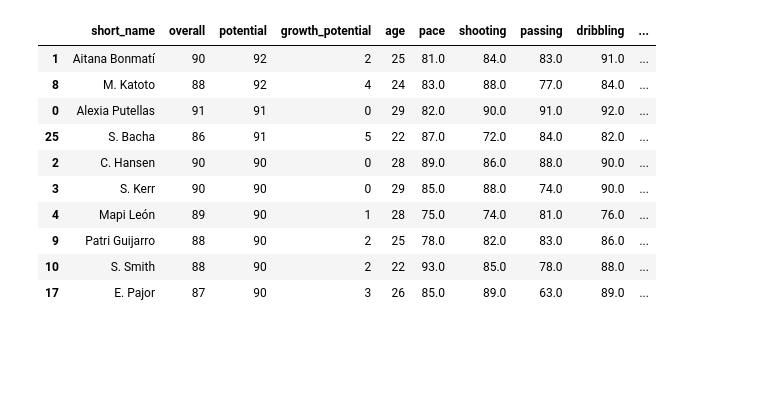
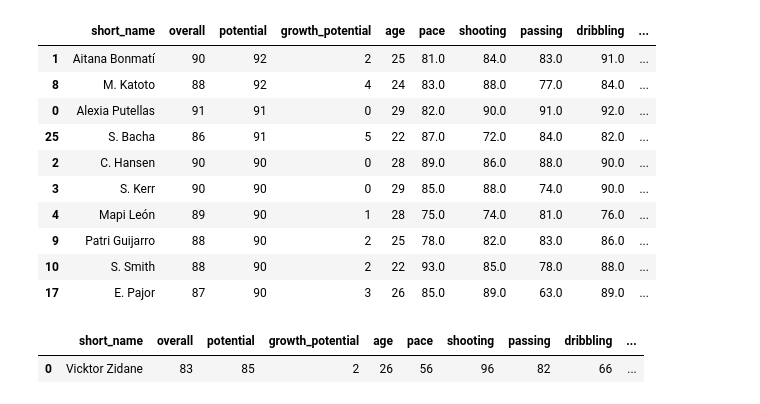
Before and after one commit to flavinhojrz/FIFA-Analysis-with-Data-Science, a Jupyter notebook: ml/model.ipynb, the cells around one changed output. Drawn from its saved outputs; the diff is of its cells as text; code cells hidden in the pictures; blank space fills up the shorter version.

```diff
--- a/ml/model.ipynb
+++ b/ml/model.ipynb
@@ -186,3 +186,42 @@ See the caveats in the documentation: https://pandas.pydata.org/pandas-docs/stab
 | 9 | Patri Guijarro | 88 | 90 | 2 | 25 | 78.0 | 82.0 | 83.0 | 86.0 | ... |
 | 10 | S. Smith | 88 | 90 | 2 | 22 | 93.0 | 85.0 | 78.0 | 88.0 | ... |
 | 17 | E. Pajor | 87 | 90 | 3 | 26 | 85.0 | 89.0 | 63.0 | 89.0 | ... |
+# %%
+# Gerar dados fictícios de um jogador
+random_player = {
+    'short_name': 'Vicktor Zidane',
+    'overall': np.random.randint(60, 95),
+    'potential': np.random.randint(65, 99),
+    'growth_potential': 0,
+    'age': np.random.randint(18, 35),
+    'pace': np.random.randint(50, 99),
+    'shooting': np.random.randint(50, 99),
+    'passing': np.random.randint(50, 99),
+    'dribbling': np.random.randint(50, 99),
+    'defending': np.random.randint(30, 90),
+    'physic': np.random.randint(50, 99),
+    'international_reputation': np.random.randint(1, 5),
+    'club_position': 'CM',
+    'league_name': 'Brasileirão',
+    'nationality_name': 'Brazil',
+    'work_rate': 'High/Medium',
+    'release_clause_eur': np.random.randint(1000000, 100000000),
+    'value_eur': 0
+}
+
+random_player_df = pd.DataFrame([random_player])
+
+random_player_df['growth_potential'] = random_player_df['potential'] - random_player_df['overall']
+
+random_player_prediction = best_rf.predict(
+    random_player_df.drop(columns=['club_position', 'league_name', 'nationality_name', 'work_rate', 'short_name', 'value_eur'])
+)
+
+random_player_df['predicted_value_eur'] = random_player_prediction
+
+random_player_df['predicted_value_eur'] = random_player_df['predicted_value_eur'].apply(lambda x: f"{x:,.0f} €")
+
+random_player_df[['short_name', 'overall', 'potential', 'growth_potential', 'age', 'pace', 'shooting', 'passing', 'dribbling', 'defending', 'physic', 'predicted_value_eur']]
+# %% [output]
+|  | short_name | overall | potential | growth_potential | age | pace | shooting | passing | dribbling | ... |
+| 0 | Vicktor Zidane | 83 | 85 | 2 | 26 | 56 | 96 | 82 | 66 | ... |
```
Also changed, not shown: parts of 3 cells of this notebook.
